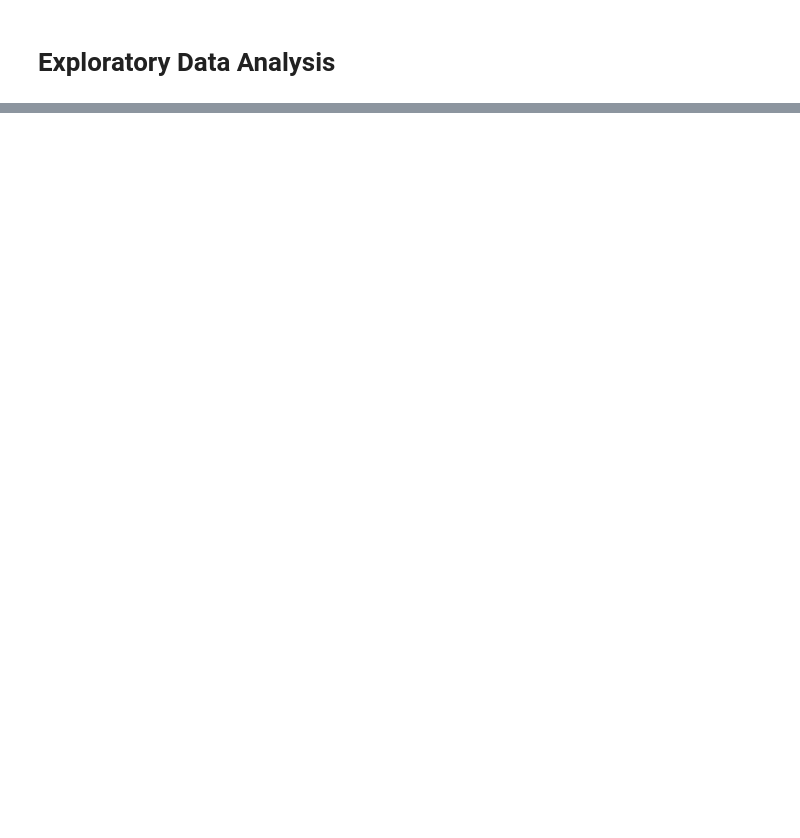
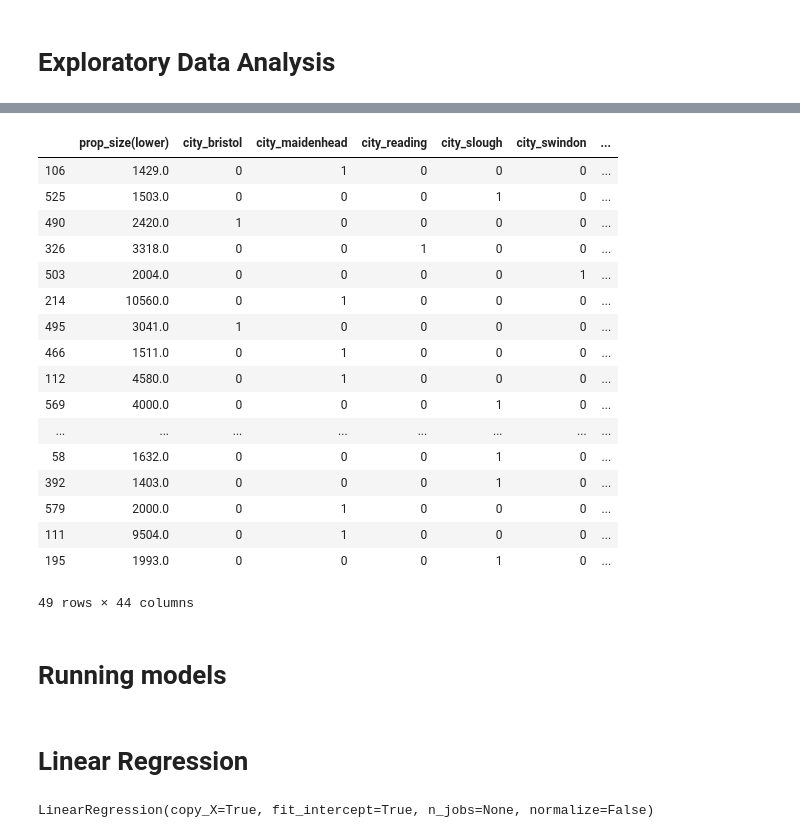
Before and after one commit to iasad1/commercial-property-predictor, a Jupyter notebook: predictor.ipynb, the cells around one changed output, grey strips where cells are left out. Saved outputs shown, nothing was run; the diff lists cells and outputs as text; code cells hidden in the pictures; blank space fills up the shorter version.

Commit message:
different models run

```diff
--- a/predictor.ipynb
+++ b/predictor.ipynb
@@ -575,0 +685,6 @@ df_preproc.corr()
+# %%
+X = df_preproc.drop(columns='prop_price')
+# %%
+y = df_preproc['prop_price']
+# %%
+X = pd.get_dummies(X)
@@ -575,0 +707,25 @@ df_preproc.corr()
+# %%
+X_train,X_test,y_train,y_test = train_test_split(X,y,test_size=.10,random_state=42)
+# %%
+X_test
+# %% [output]
+|  | prop_size(lower) | city_bristol | city_maidenhead | city_reading | city_slough | city_swindon | ... |
+| 106 | 1429.0 | 0 | 1 | 0 | 0 | 0 | ... |
+| 525 | 1503.0 | 0 | 0 | 0 | 1 | 0 | ... |
+| 490 | 2420.0 | 1 | 0 | 0 | 0 | 0 | ... |
+| 326 | 3318.0 | 0 | 0 | 1 | 0 | 0 | ... |
+| 503 | 2004.0 | 0 | 0 | 0 | 0 | 1 | ... |
+| 214 | 10560.0 | 0 | 1 | 0 | 0 | 0 | ... |
+| 495 | 3041.0 | 1 | 0 | 0 | 0 | 0 | ... |
+| 466 | 1511.0 | 0 | 1 | 0 | 0 | 0 | ... |
+| 112 | 4580.0 | 0 | 1 | 0 | 0 | 0 | ... |
+| 569 | 4000.0 | 0 | 0 | 0 | 1 | 0 | ... |
+| ... | ... | ... | ... | ... | ... | ... | ... |
+| 58 | 1632.0 | 0 | 0 | 0 | 1 | 0 | ... |
+| 392 | 1403.0 | 0 | 0 | 0 | 1 | 0 | ... |
+| 579 | 2000.0 | 0 | 1 | 0 | 0 | 0 | ... |
+| 111 | 9504.0 | 0 | 1 | 0 | 0 | 0 | ... |
+| 195 | 1993.0 | 0 | 0 | 0 | 1 | 0 | ... |
+49 rows × 44 columns
+# %% [markdown]
+# Running models
@@ -575,0 +747,2 @@ df_preproc.corr()
+# %% [markdown]
+# Linear Regression
@@ -575,0 +751,4 @@ df_preproc.corr()
+# %%
+lin_regr.fit(X_train,y_train)
+# %% [output]
+LinearRegression(copy_X=True, fit_intercept=True, n_jobs=None, normalize=False)
```
Also changed, not shown: parts of 28 cells of this notebook.
